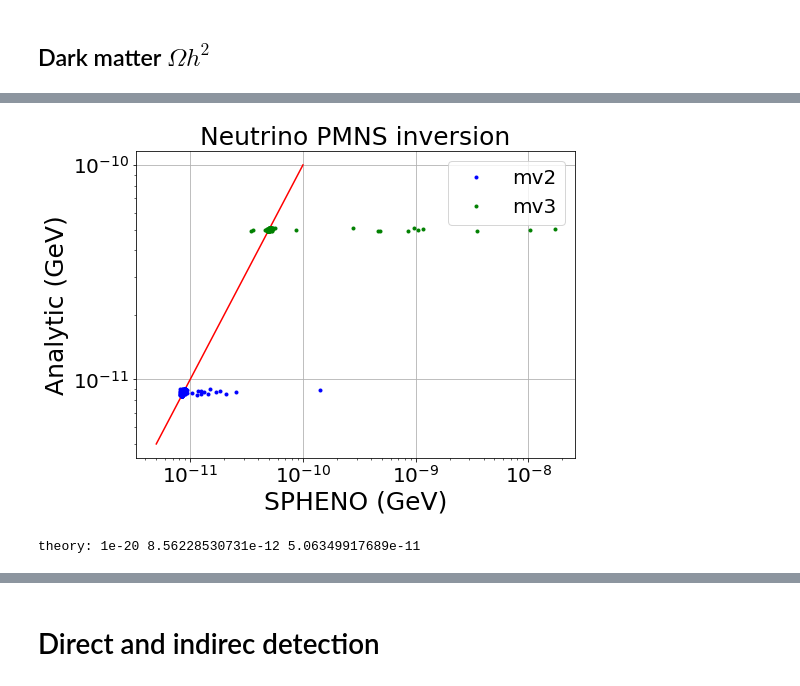
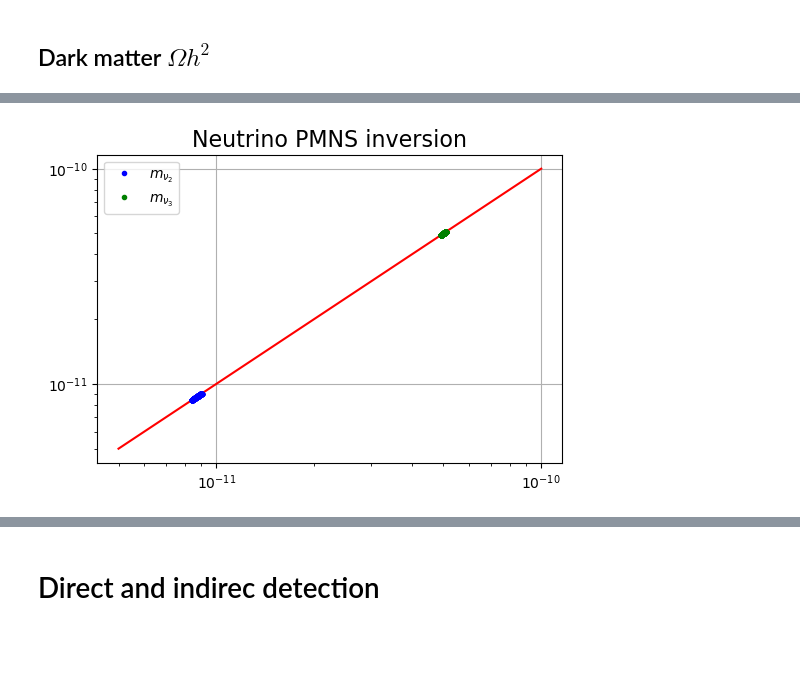
Before and after one commit to davidsuarezr/MDEO, a Jupyter notebook: random-scan-v1.ipynb, the cells around one changed output, grey strips where cells are left out. Saved outputs shown, nothing was run; the diff lists cells and outputs as text; code cells hidden in the pictures; blank space fills up the shorter version.

```diff
--- a/random-scan-v1.ipynb
+++ b/random-scan-v1.ipynb
@@ -232,6 +232,6 @@ xd.to_csv('general-scan.csv')
 # %%
 #For good plots
-plt.rcParams.update({'font.size': 20})
+plt.rcParams.update({'font.size': 12})
 #plt.rc('font',size='18')
 # %% [markdown]
 Read full file
@@ -251,0 +256,2 @@ print( Omega_min, Omega,Omega_max)
+# %%
+xd['mChi'] = xd.Yc*xd.vX/np.sqrt(2.)
@@ -276,25 +283,29 @@ plt.tight_layout()
+# %%
+mnus = neutrino_analytic.MatrixDiag_new(xd.ZL11,xd.ZL12,xd.ZL21,xd.ZL22,xd.ZR11,xd.ZR12,xd.ZR21,xd.ZR22,xd.ZN11,\
+                                    xd.ZN12,xd.ZN21,xd.ZN22,xd.YnL11,xd.YnL12,xd.YnL13,xd.YnL21,xd.YnL22,\
+                                    xd.YnL23,xd.YnR11,xd.YnR12,xd.YnR13,xd.YnR21,xd.YnR22,xd.YnR23,\
+                                    xd.mXi_1,xd.mXi_2,xd.mns_1,xd.mns_2)
+
+mnus = np.asarray(mnus)
+
+xd['mn1'] = mnus[0]
+xd['mn2'] = mnus[1]
+xd['mn3'] = mnus[2]
 # %%
-plt.figure(figsize=(8,6))
+plt.figure(figsize=(6,4))
 
 a = np.linspace(5e-12,1e-10,5)
 plt.plot(a,a,'r-')
 
 #plt.loglog(xd.mv1,xd.mn1,'bo')
-plt.loglog(xd.mnu2,xd.mv2,'b.')
-plt.loglog(xd.mnu3,xd.mv3,'g.')
+plt.loglog(xd.mn2,xd.mn2,'b.',label=r'$m_{\nu_2}$')
+plt.loglog(xd.mn3,xd.mn3,'g.',label=r'$m_{\nu_3}$')
 
-plt.title(r'Neutrino PMNS inversion',size=25)
-plt.xlabel(r'SPHENO (GeV)',size=25)
-plt.ylabel(r'Analytic (GeV)',size=25)
+plt.title(r'Neutrino PMNS inversion',size=16)
 plt.legend()
 
 plt.grid()
-
-plt.tight_layout()
-#plt.savefig('plots/neutrino_masses_v2.pdf')
+#plt.savefig('plots/neutrino_masses.pdf')
+plt.show()
 # %% [output]
-[figure, old version]
+[figure, new version]
-# %%
-print("theory:",mv1,mv2,mv3)
-# %% [output]
-theory: 1e-20 8.56228530731e-12 5.06349917689e-11
```
Also changed, not shown: parts of 24 cells of this notebook, 8 other files.
